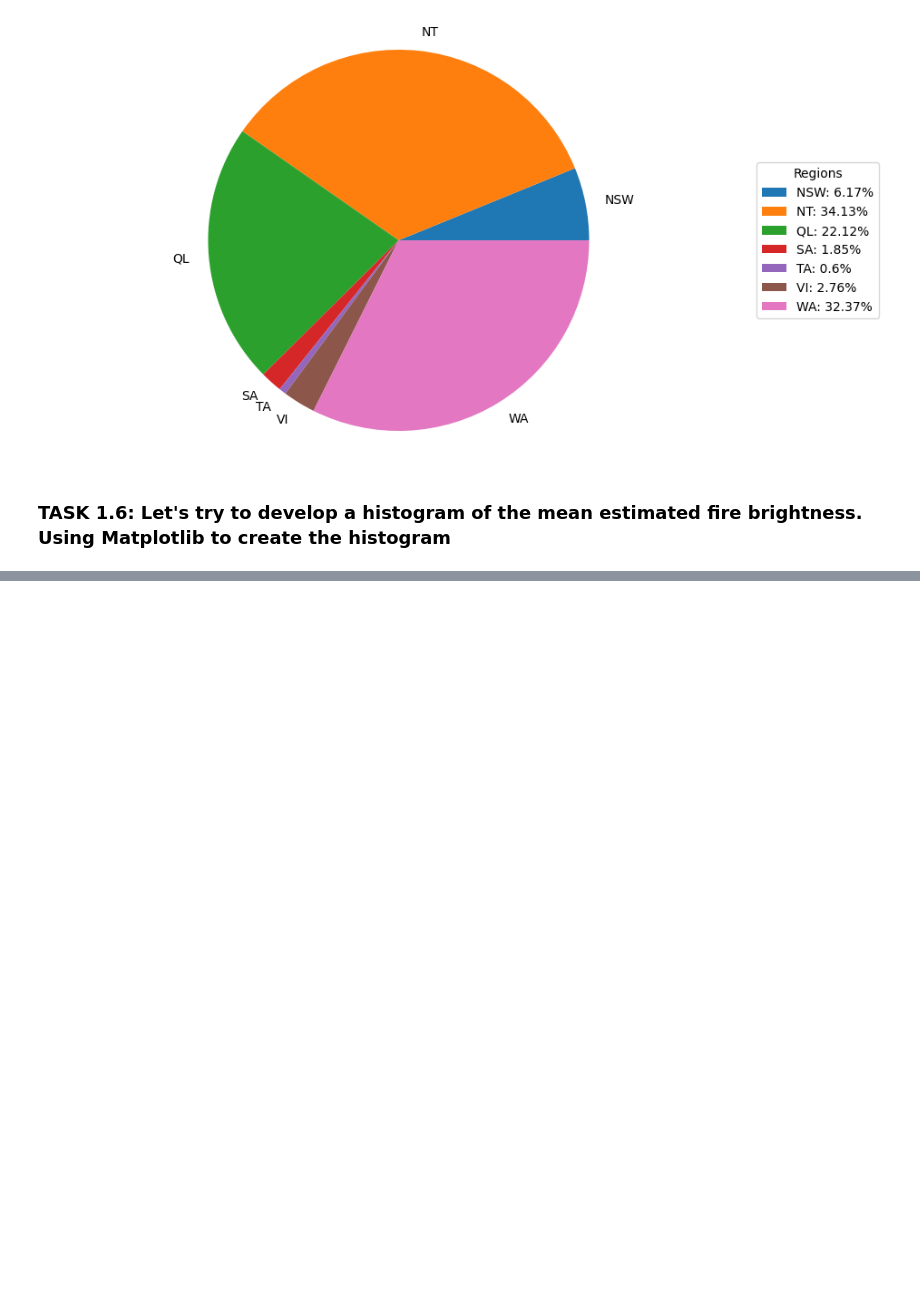
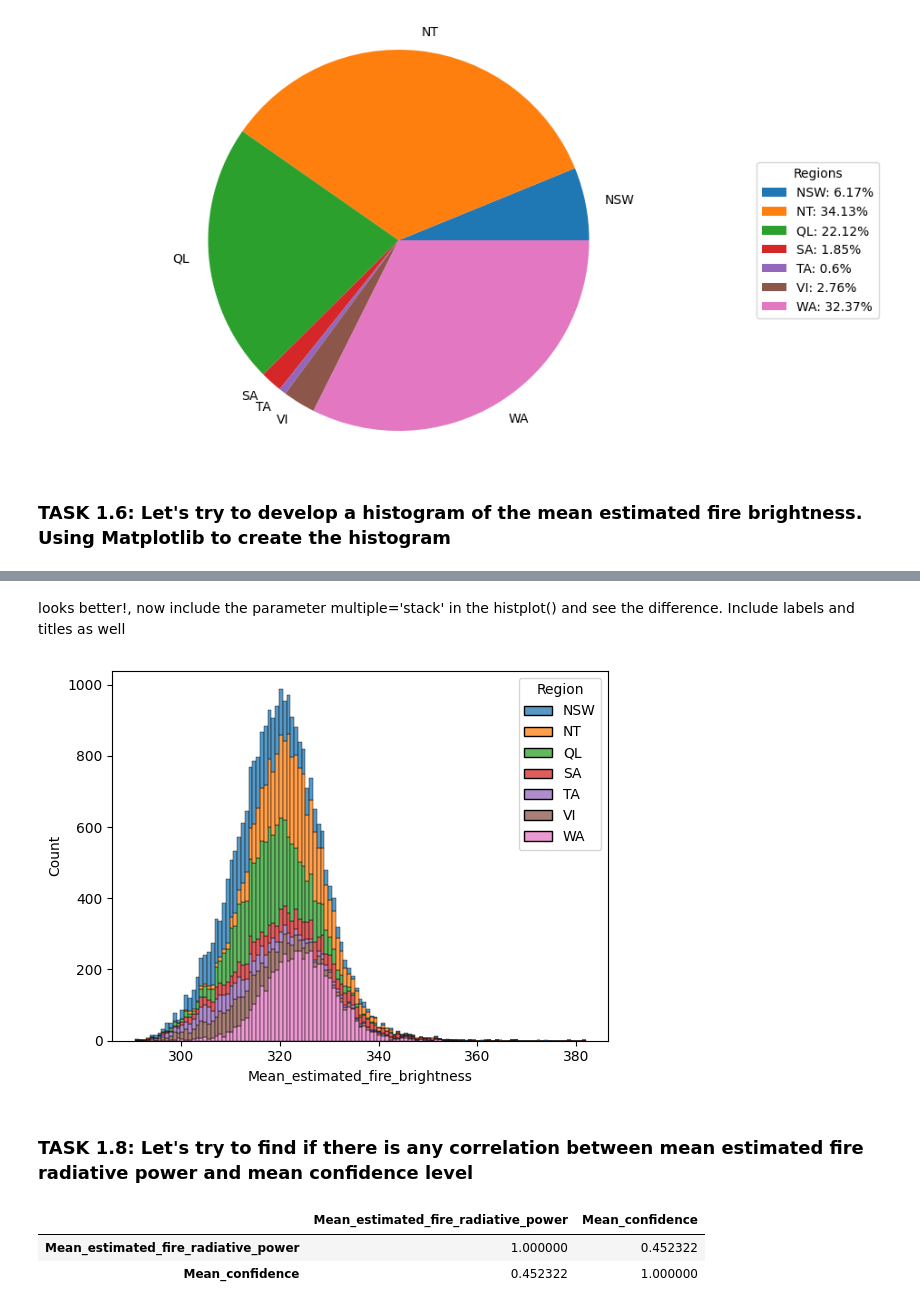
Before and after one commit to jbigishiro/Analyzing-Wildfire-Activities-in-Australia-Part-1, a Jupyter notebook: main.ipynb, the cells around one changed output, grey strips where cells are left out. Drawn from its saved outputs; the diff is of its cells as text; code cells hidden in the pictures; blank space fills up the shorter version.

```diff
--- a/main.ipynb
+++ b/main.ipynb
@@ -171,0 +179,16 @@ plt.show()
+# %% [markdown]
+looks better!, now include the parameter multiple='stack' in the histplot() and see the difference. Include labels and titles as well
+# %%
+sns.histplot(data=df, x='Mean_estimated_fire_brightness', hue='Region', multiple='stack')
+plt.show()
+# %% [output]
+[figure, added]
+# %% [markdown]
+### TASK 1.8: Let's try to find if there is any correlation between mean estimated fire radiative power and mean confidence level
+# %%
+df4 = df[["Mean_estimated_fire_radiative_power", "Mean_confidence"]]
+df4.corr()
+# %% [output]
+|  | Mean_estimated_fire_radiative_power | Mean_confidence |
+| Mean_estimated_fire_radiative_power | 1.000000 | 0.452322 |
+| Mean_confidence | 0.452322 | 1.000000 |
```
Also changed, not shown: parts of 9 cells of this notebook.
